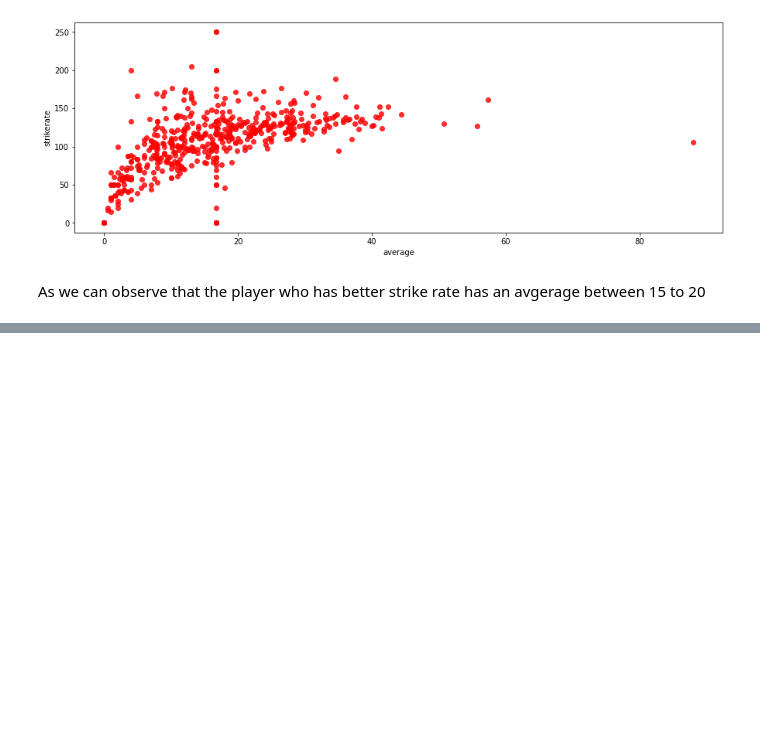
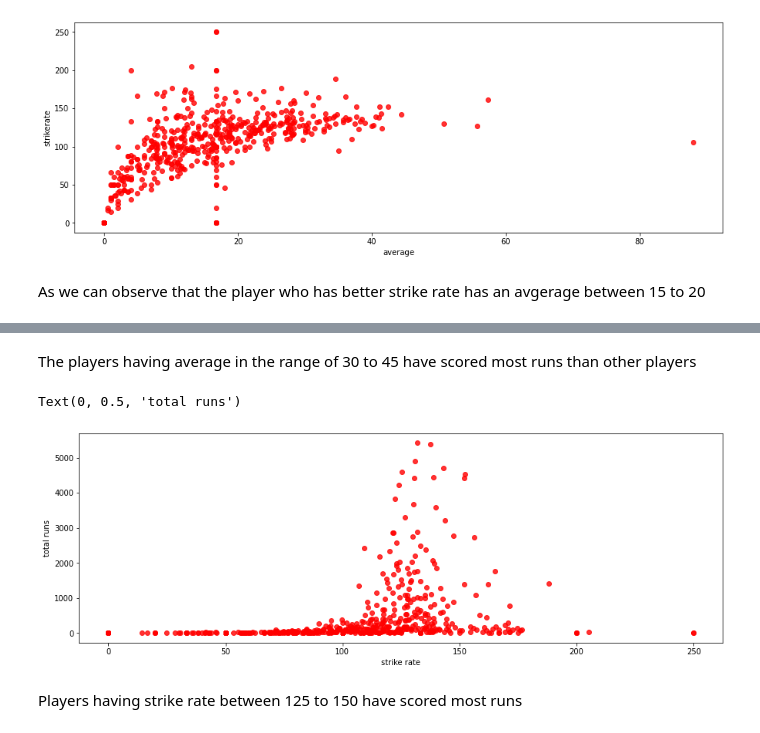
Before and after one commit to shivakumar17/IPL-anlysis, a Jupyter notebook: IPL_T20_Cricket_Analysis_Capstone_Project.ipynb, the cells around one changed output, grey strips where cells are left out. Drawn from its saved outputs; the diff is of its cells as text; code cells hidden in the pictures; blank space fills up the shorter version.

```diff
--- a/IPL_T20_Cricket_Analysis_Capstone_Project.ipynb
+++ b/IPL_T20_Cricket_Analysis_Capstone_Project.ipynb
@@ -228,0 +252,11 @@ As we can observe that the player who has better strike rate has an avgerage bet
+# %% [markdown]
+The players having average in the range of 30 to 45 have scored most runs than other players
+# %%
+plt.scatter(df_runs_avg_str['strikerate'],df_runs_avg_str['total_runs'],c='red',alpha=0.8)
+plt.xlabel('strike rate')
+plt.ylabel('total runs')
+# %% [output]
+Text(0, 0.5, 'total runs')
+[figure, added]
+# %% [markdown]
+Players having strike rate between 125 to 150 have scored most runs
```
Also changed, not shown: parts of 6 cells of this notebook.
